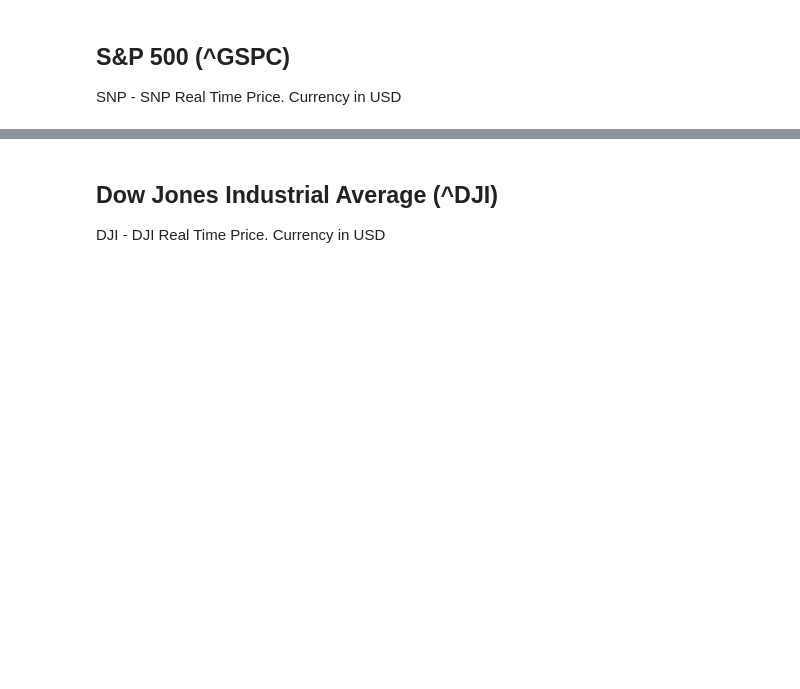
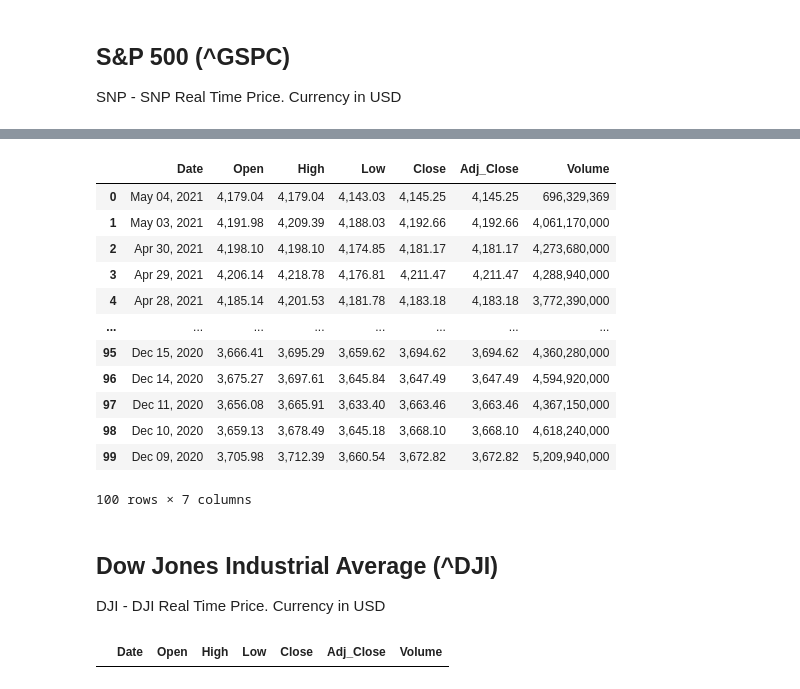
Before and after one commit to Amarilda/MscAston, a Jupyter notebook: MSC/D-pip.ipynb, the cells around one changed output, grey strips where cells are left out. Saved outputs shown, nothing was run; the diff lists cells and outputs as text; code cells hidden in the pictures; blank space fills up the shorter version.

```diff
--- a/MSC/D-pip.ipynb
+++ b/MSC/D-pip.ipynb
@@ -105,6 +105,10 @@ r = requests.get(url)
 data = r.text
 soup = BeautifulSoup(data)
 # %%
+answer = []
 for i in soup.find_all('td'):
-    print(i.span.text)
+    print(i.span)
+    #print(i.span.text)
+    answer.append(i.span.text)
+    #print(len(answer)
 # %% [output]
@@ -128,8 +131,0 @@ May 03, 2021
-# %%
-atbilde = []
-if len(atbilde) < 8:
-    for i in soup.find_all('td'):
-        atbilde.append(i.span.text)
-
-print(atbilde)
-print(len(atbilde))
@@ -160,0 +132,9 @@ root.App.main = {"context":{"dispatcher":{"stores":{"PageStore":{"currentPageNam
+# %%
+for i in range(0, int(len(answer))//7):
+    atbilde = []
+    print(i)
+    for j in range (0,7):
+
+        print(answer[i*7+j])
+        atbilde.append(answer[i*7+j])
+    df.loc[len(df)] = atbilde
@@ -161,3 +159,19 @@ root.App.main = {"context":{"dispatcher":{"stores":{"PageStore":{"currentPageNam
+# %%
+df
+# %% [output]
+|  | Date | Open | High | Low | Close | Adj_Close | Volume |
+| 0 | May 04, 2021 | 4,179.04 | 4,179.04 | 4,143.03 | 4,145.25 | 4,145.25 | 696,329,369 |
+| 1 | May 03, 2021 | 4,191.98 | 4,209.39 | 4,188.03 | 4,192.66 | 4,192.66 | 4,061,170,000 |
+| 2 | Apr 30, 2021 | 4,198.10 | 4,198.10 | 4,174.85 | 4,181.17 | 4,181.17 | 4,273,680,000 |
+| 3 | Apr 29, 2021 | 4,206.14 | 4,218.78 | 4,176.81 | 4,211.47 | 4,211.47 | 4,288,940,000 |
+| 4 | Apr 28, 2021 | 4,185.14 | 4,201.53 | 4,181.78 | 4,183.18 | 4,183.18 | 3,772,390,000 |
+| ... | ... | ... | ... | ... | ... | ... | ... |
+| 95 | Dec 15, 2020 | 3,666.41 | 3,695.29 | 3,659.62 | 3,694.62 | 3,694.62 | 4,360,280,000 |
+| 96 | Dec 14, 2020 | 3,675.27 | 3,697.61 | 3,645.84 | 3,647.49 | 3,647.49 | 4,594,920,000 |
+| 97 | Dec 11, 2020 | 3,656.08 | 3,665.91 | 3,633.40 | 3,663.46 | 3,663.46 | 4,367,150,000 |
+| 98 | Dec 10, 2020 | 3,659.13 | 3,678.49 | 3,645.18 | 3,668.10 | 3,668.10 | 4,618,240,000 |
+| 99 | Dec 09, 2020 | 3,705.98 | 3,712.39 | 3,660.54 | 3,672.82 | 3,672.82 | 5,209,940,000 |
+100 rows × 7 columns
 # %% [markdown]
 ## Dow Jones Industrial Average (^DJI)
 DJI - DJI Real Time Price. Currency in USD
@@ -165,0 +180,5 @@ url = "https://finance.yahoo.com/quote/%5EGSPC/history?p=%5EGSPC"
+# %%
+df = pd.DataFrame(columns = ['Date', 'Open', 'High', 'Low', 'Close', 'Adj_Close', 'Volume'])
+df
+# %% [output]
+|  | Date | Open | High | Low | Close | Adj_Close | Volume |
```
Also changed, not shown: parts of 11 cells of this notebook.
